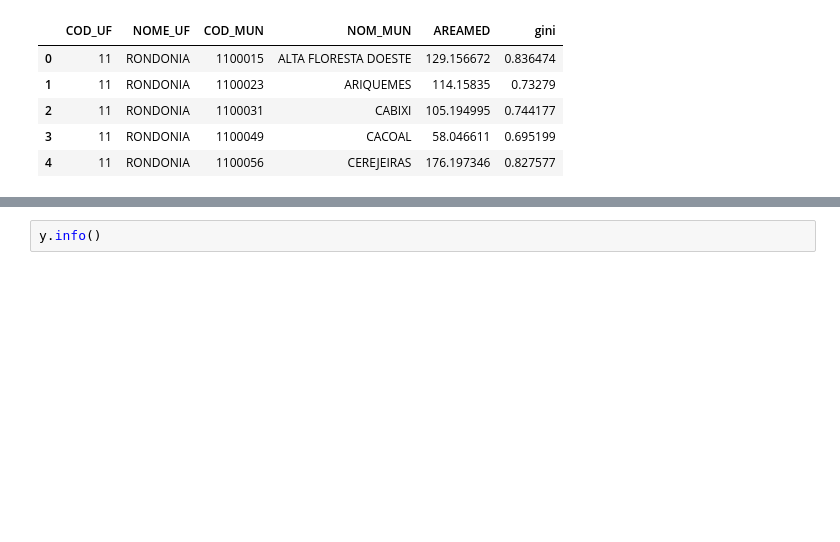
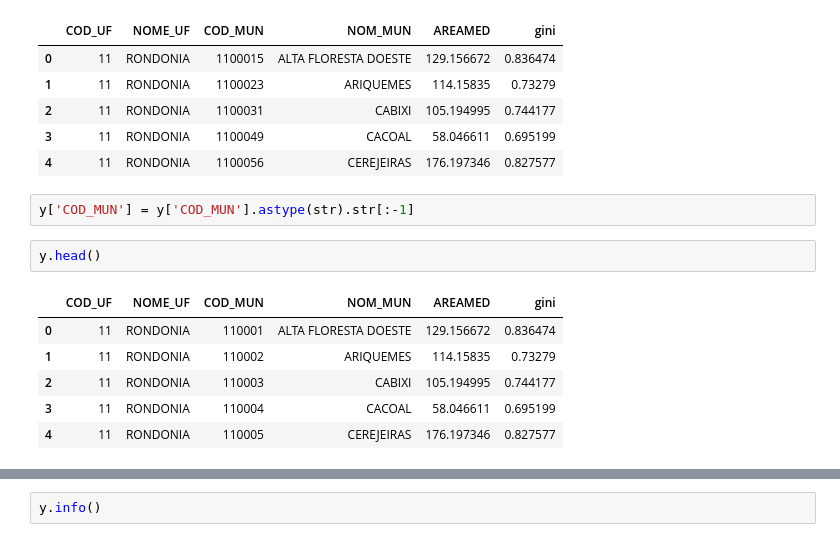
Before and after one commit to odxone/imil_agro_anexo, a Jupyter notebook: nbs/nb_60-preprocessing.ipynb, the cells around one changed output, grey strips where cells are left out. Saved outputs shown, nothing was run; the diff lists cells and outputs as text; blank space fills up the shorter version.

```diff
--- a/nbs/nb_60-preprocessing.ipynb
+++ b/nbs/nb_60-preprocessing.ipynb
@@ -169,3 +173,14 @@ y.head()
 | 2 | 11 | RONDONIA | 1100031 | CABIXI | 105.194995 | 0.744177 |
 | 3 | 11 | RONDONIA | 1100049 | CACOAL | 58.046611 | 0.695199 |
 | 4 | 11 | RONDONIA | 1100056 | CEREJEIRAS | 176.197346 | 0.827577 |
+# %%
+y['COD_MUN'] = y['COD_MUN'].astype(str).str[:-1]
+# %%
+y.head()
+# %% [output]
+|  | COD_UF | NOME_UF | COD_MUN | NOM_MUN | AREAMED | gini |
+| 0 | 11 | RONDONIA | 110001 | ALTA FLORESTA DOESTE | 129.156672 | 0.836474 |
+| 1 | 11 | RONDONIA | 110002 | ARIQUEMES | 114.15835 | 0.73279 |
+| 2 | 11 | RONDONIA | 110003 | CABIXI | 105.194995 | 0.744177 |
+| 3 | 11 | RONDONIA | 110004 | CACOAL | 58.046611 | 0.695199 |
+| 4 | 11 | RONDONIA | 110005 | CEREJEIRAS | 176.197346 | 0.827577 |
```
Also changed, not shown: parts of 16 cells of this notebook, 1 other file.
